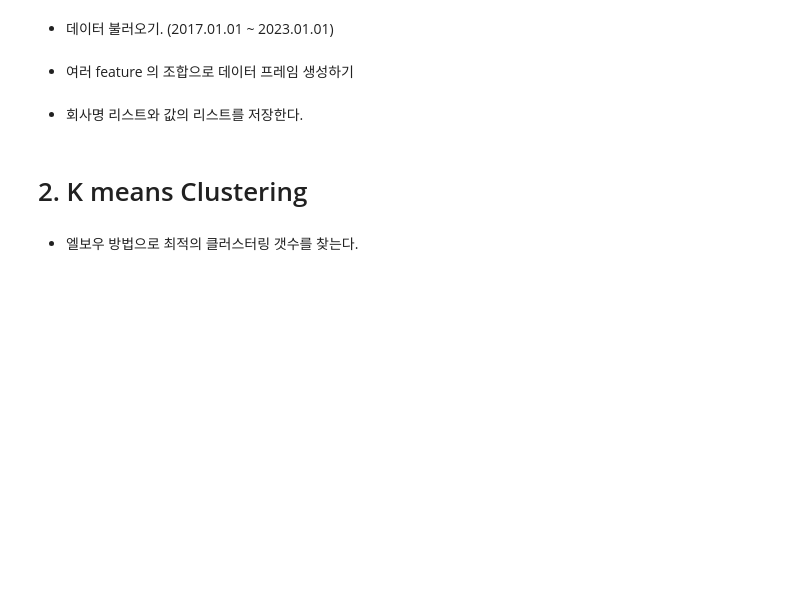
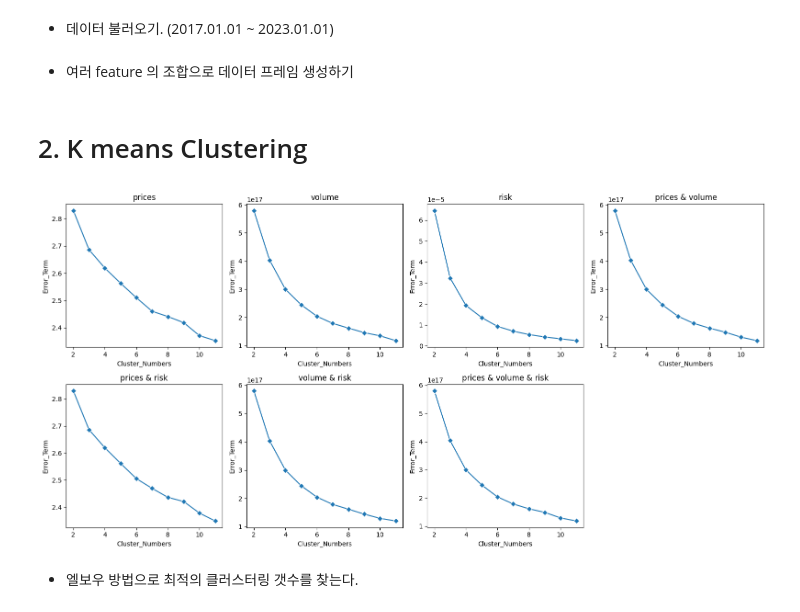
Before and after one commit to 18K-Means-Clustering/SnP500-Stock-Clustering, a Jupyter notebook: Stock_Sector_Clustering.ipynb, the cells around one changed output. Drawn from its saved outputs; the diff is of its cells as text; code cells hidden in the pictures; blank space fills up the shorter version.

```diff
--- a/Stock_Sector_Clustering.ipynb
+++ b/Stock_Sector_Clustering.ipynb
@@ -96,5 +96,3 @@ for r in range(1, len(features) + 1):
         df = pd.concat([features[i] for i in feature_indices], axis=1)
         df.name = ' & '.join([feature_names[i] for i in feature_indices])  # 데이터프레임의 이름 생성
         df_list.append(df)
-# %% [markdown]
-- 회사명 리스트와 값의 리스트를 저장한다.
@@ -112,29 +108,32 @@ warnings.simplefilter(action='ignore', category=FutureWarning)
 # %%
 table_list = []
 num_of_clusters = range(2,12)
 
 fig, axes = plt.subplots((len(df_list) + 3) // 4, 4, figsize=(16, 4 * ((len(df_list) + 3) // 4)))
 
 for i, final_df in enumerate(df_list):
     final_df.columns = final_df.columns.astype(str) # 칼럼 이름의 타입 : str
 
     error = []
     for num_clusters in tqdm(num_of_clusters):
         clusters = KMeans(num_clusters)
         clusters.fit(final_df)
         error.append(clusters.inertia_ / 100)
     table = pd.DataFrame({"Cluster_Numbers": num_of_clusters, "Error_Term": error})
     table['DataFrame'] = final_df.name
     table.set_index(['DataFrame', 'Cluster_Numbers'], inplace=True)  # MultiIndex 설정
+    table_list.append(table)
 
     sns.lineplot(data=table, x='Cluster_Numbers', y='Error_Term', marker="D", ax=axes[i // 4, i % 4])
     axes[i // 4, i % 4].set_title(f'{final_df.name}')
 
 for i in range(len(df_list), (len(df_list) + 3) // 4 * 4): # 빈 subplot은 숨기기
     fig.delaxes(axes.flatten()[i])
 
 plt.tight_layout()
 plt.show()
+# %% [output]
+[figure, added]
 # %% [markdown]
 - 엘보우 방법으로 최적의 클러스터링 갯수를 찾는다.
 # %%
```
Also changed, not shown: parts of 14 cells of this notebook.
